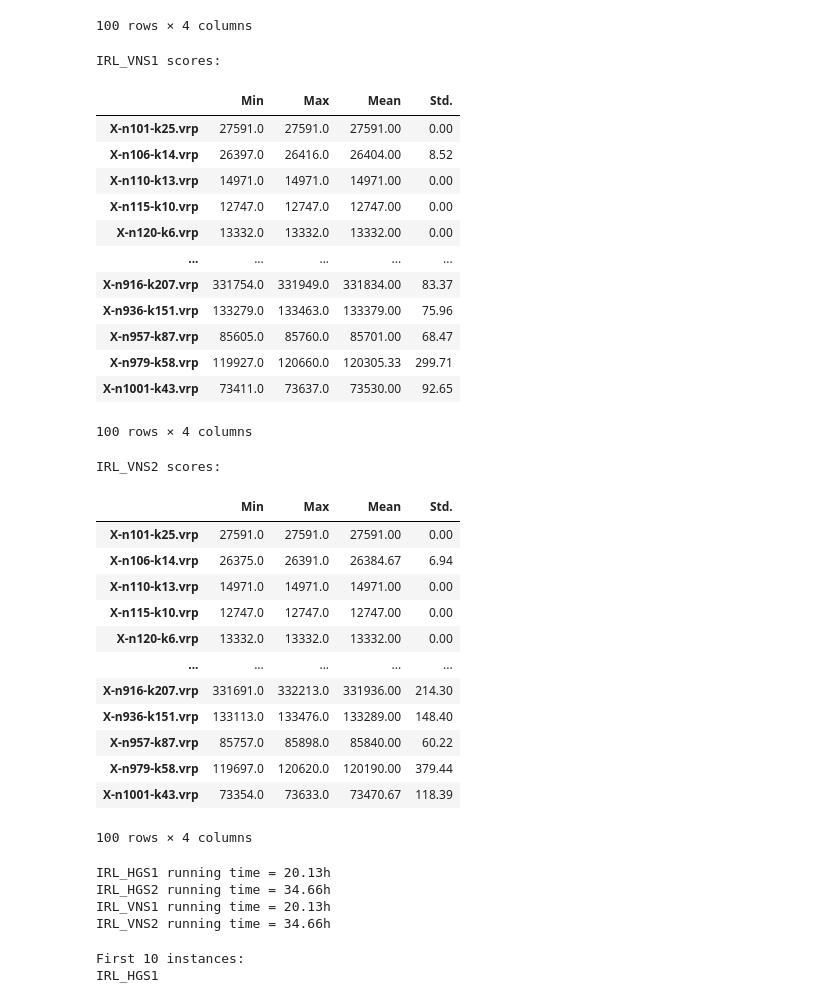
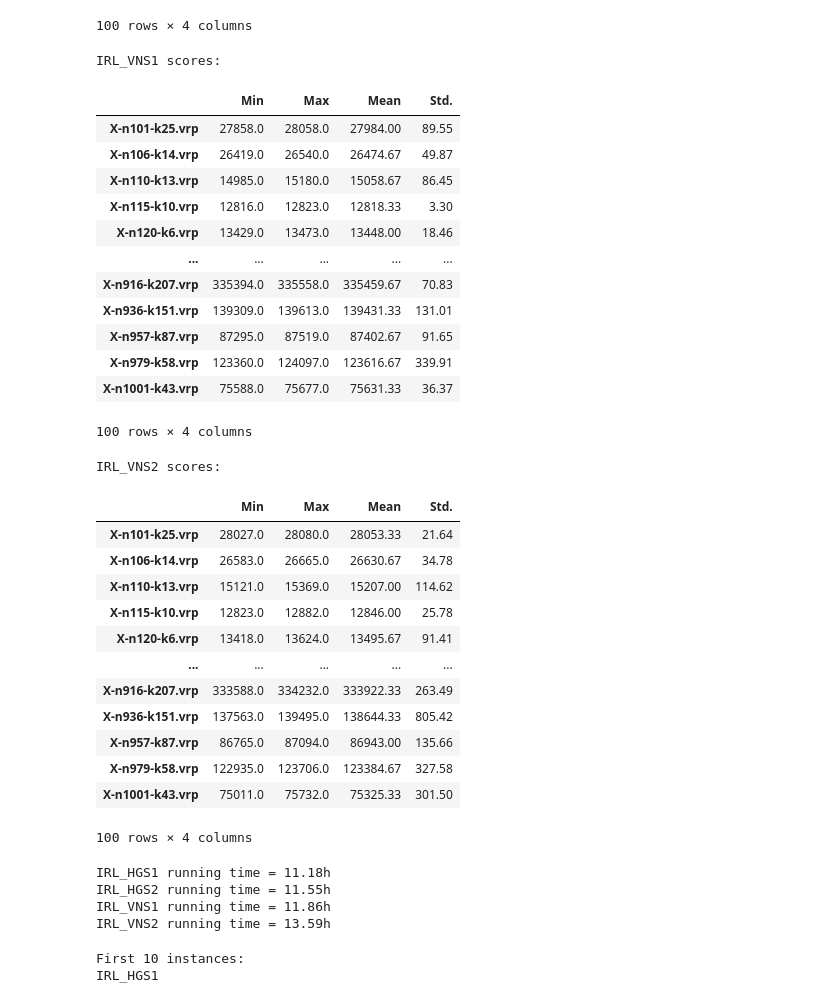
Before and after one commit to vietbtx/VRPpp, a Jupyter notebook: experiments_CVRP.ipynb, the cells around one changed output. Cells and saved outputs as stored; diff of their text form; code cells hidden in the pictures.

```diff
--- a/experiments_CVRP.ipynb
+++ b/experiments_CVRP.ipynb
@@ -50,29 +50,29 @@ IRL_HGS2 scores:
 100 rows × 4 columns
 # %%
 print("IRL_VNS1 scores:")
-irl_vns_1_df = load_all_scores("logs/dataset_train_data_cvrp_HGS_0.0", range(1, 4), VNS_CVRP_KEYS)
+irl_vns_1_df = load_all_scores("logs/dataset_train_data_cvrp_VNS_0.0", range(1, 4), VNS_CVRP_KEYS)
 irl_vns_1_best_score = irl_vns_1_df.applymap(lambda x: min(x))
 irl_vns_1_overall = irl_vns_1_best_score.apply(lambda x: [min(x), max(x), np.mean(x), np.std(x)])
 irl_vns_1_overall.index = ["Min", "Max", "Mean", "Std."]
 irl_vns_1_overall.T.round(2)
 # %% [output]
 IRL_VNS1 scores:
 |  | Min | Max | Mean | Std. |
-| X-n101-k25.vrp | 27591.0 | 27591.0 | 27591.00 | 0.00 |
-| X-n106-k14.vrp | 26397.0 | 26416.0 | 26404.00 | 8.52 |
-| X-n110-k13.vrp | 14971.0 | 14971.0 | 14971.00 | 0.00 |
-| X-n115-k10.vrp | 12747.0 | 12747.0 | 12747.00 | 0.00 |
-| X-n120-k6.vrp | 13332.0 | 13332.0 | 13332.00 | 0.00 |
+| X-n101-k25.vrp | 27858.0 | 28058.0 | 27984.00 | 89.55 |
+| X-n106-k14.vrp | 26419.0 | 26540.0 | 26474.67 | 49.87 |
+| X-n110-k13.vrp | 14985.0 | 15180.0 | 15058.67 | 86.45 |
+| X-n115-k10.vrp | 12816.0 | 12823.0 | 12818.33 | 3.30 |
+| X-n120-k6.vrp | 13429.0 | 13473.0 | 13448.00 | 18.46 |
 | ... | ... | ... | ... | ... |
-| X-n916-k207.vrp | 331754.0 | 331949.0 | 331834.00 | 83.37 |
-| X-n936-k151.vrp | 133279.0 | 133463.0 | 133379.00 | 75.96 |
-| X-n957-k87.vrp | 85605.0 | 85760.0 | 85701.00 | 68.47 |
-| X-n979-k58.vrp | 119927.0 | 120660.0 | 120305.33 | 299.71 |
-| X-n1001-k43.vrp | 73411.0 | 73637.0 | 73530.00 | 92.65 |
+| X-n916-k207.vrp | 335394.0 | 335558.0 | 335459.67 | 70.83 |
+| X-n936-k151.vrp | 139309.0 | 139613.0 | 139431.33 | 131.01 |
+| X-n957-k87.vrp | 87295.0 | 87519.0 | 87402.67 | 91.65 |
+| X-n979-k58.vrp | 123360.0 | 124097.0 | 123616.67 | 339.91 |
+| X-n1001-k43.vrp | 75588.0 | 75677.0 | 75631.33 | 36.37 |
 100 rows × 4 columns
 # %%
 print("IRL_VNS2 scores:")
-irl_vns_2_df = load_all_scores("logs/dataset_train_data_cvrp_HGS_0.1", range(1, 4), VNS_CVRP_KEYS)
+irl_vns_2_df = load_all_scores("logs/dataset_train_data_cvrp_VNS_0.1", range(1, 4), VNS_CVRP_KEYS)
 irl_vns_2_best_score = irl_vns_2_df.applymap(lambda x: min(x))
 irl_vns_2_overall = irl_vns_2_best_score.apply(lambda x: [min(x), max(x), np.mean(x), np.std(x)])
 irl_vns_2_overall.index = ["Min", "Max", "Mean", "Std."]
@@ -80,33 +80,33 @@ irl_vns_2_overall.T.round(2)
 # %% [output]
 IRL_VNS2 scores:
 |  | Min | Max | Mean | Std. |
-| X-n101-k25.vrp | 27591.0 | 27591.0 | 27591.00 | 0.00 |
-| X-n106-k14.vrp | 26375.0 | 26391.0 | 26384.67 | 6.94 |
-| X-n110-k13.vrp | 14971.0 | 14971.0 | 14971.00 | 0.00 |
-| X-n115-k10.vrp | 12747.0 | 12747.0 | 12747.00 | 0.00 |
-| X-n120-k6.vrp | 13332.0 | 13332.0 | 13332.00 | 0.00 |
+| X-n101-k25.vrp | 28027.0 | 28080.0 | 28053.33 | 21.64 |
+| X-n106-k14.vrp | 26583.0 | 26665.0 | 26630.67 | 34.78 |
+| X-n110-k13.vrp | 15121.0 | 15369.0 | 15207.00 | 114.62 |
+| X-n115-k10.vrp | 12823.0 | 12882.0 | 12846.00 | 25.78 |
+| X-n120-k6.vrp | 13418.0 | 13624.0 | 13495.67 | 91.41 |
 | ... | ... | ... | ... | ... |
-| X-n916-k207.vrp | 331691.0 | 332213.0 | 331936.00 | 214.30 |
-| X-n936-k151.vrp | 133113.0 | 133476.0 | 133289.00 | 148.40 |
-| X-n957-k87.vrp | 85757.0 | 85898.0 | 85840.00 | 60.22 |
-| X-n979-k58.vrp | 119697.0 | 120620.0 | 120190.00 | 379.44 |
-| X-n1001-k43.vrp | 73354.0 | 73633.0 | 73470.67 | 118.39 |
+| X-n916-k207.vrp | 333588.0 | 334232.0 | 333922.33 | 263.49 |
+| X-n936-k151.vrp | 137563.0 | 139495.0 | 138644.33 | 805.42 |
+| X-n957-k87.vrp | 86765.0 | 87094.0 | 86943.00 | 135.66 |
+| X-n979-k58.vrp | 122935.0 | 123706.0 | 123384.67 | 327.58 |
+| X-n1001-k43.vrp | 75011.0 | 75732.0 | 75325.33 | 301.50 |
 100 rows × 4 columns
 # %%
-irl_hgs_1_running_time = irl_hgs_1_df.index.get_level_values("Running Time")[-1]/3600*3
-irl_hgs_2_running_time = irl_hgs_2_df.index.get_level_values("Running Time")[-1]/3600*3
-irl_vns_1_running_time = irl_vns_1_df.index.get_level_values("Running Time")[-1]/3600*3
-irl_vns_2_running_time = irl_vns_2_df.index.get_level_values("Running Time")[-1]/3600*3
+irl_hgs_1_running_time = irl_hgs_1_df.index.get_level_values("Running Time")[-1]/3600
+irl_hgs_2_running_time = irl_hgs_2_df.index.get_level_values("Running Time")[-1]/3600
+irl_vns_1_running_time = irl_vns_1_df.index.get_level_values("Running Time")[-1]/3600
+irl_vns_2_running_time = irl_vns_2_df.index.get_level_values("Running Time")[-1]/3600
 
 print(f"IRL_HGS1 running time = {irl_hgs_1_running_time:.2f}h")
 print(f"IRL_HGS2 running time = {irl_hgs_2_running_time:.2f}h")
 print(f"IRL_VNS1 running time = {irl_vns_1_running_time:.2f}h")
 print(f"IRL_VNS2 running time = {irl_vns_2_running_time:.2f}h")
 # %% [output]
-IRL_HGS1 running time = 20.13h
-IRL_HGS2 running time = 34.66h
-IRL_VNS1 running time = 20.13h
-IRL_VNS2 running time = 34.66h
+IRL_HGS1 running time = 11.18h
+IRL_HGS2 running time = 11.55h
+IRL_VNS1 running time = 11.86h
+IRL_VNS2 running time = 13.59h
 # %%
 def show_graphs(algo, lamb, best_scores, keys):
     n = len(keys)
```
Also changed, not shown: 1 other file.
